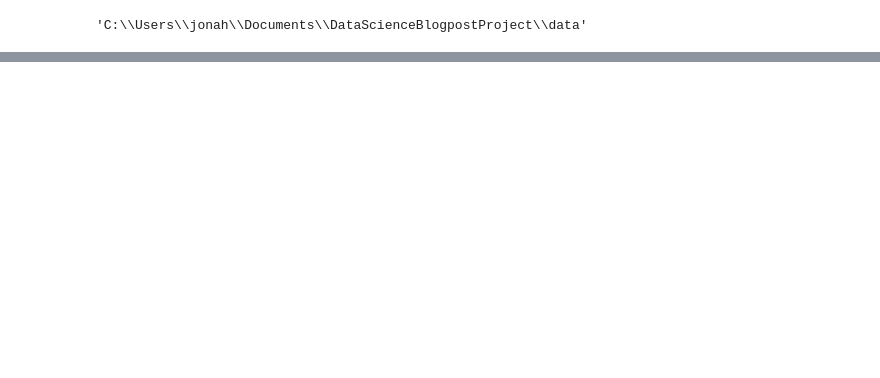
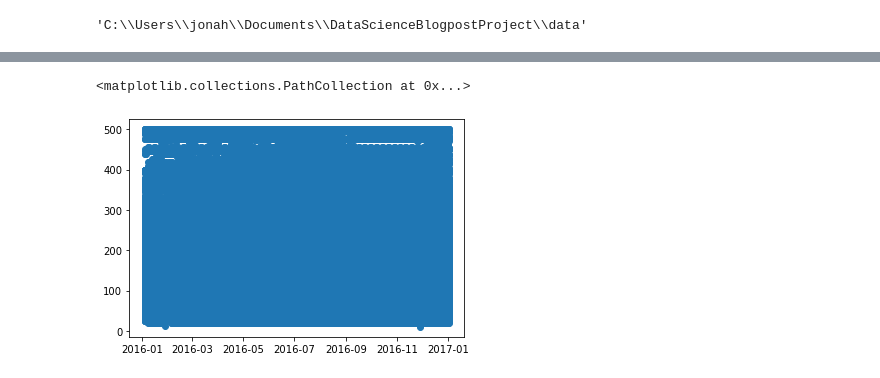
Before and after one commit to HJIzt/DataScienceBlogpost, a Jupyter notebook: seattle_airbnb_analysis.ipynb, the cells around one changed output, grey strips where cells are left out. Saved outputs shown, nothing was run; the diff lists cells and outputs as text; code cells hidden in the pictures; blank space fills up the shorter version.

```diff
--- a/seattle_airbnb_analysis.ipynb
+++ b/seattle_airbnb_analysis.ipynb
@@ -29,0 +91,5 @@ os.getcwd()
+# %%
+expensive_df = cal_df[cal_df["price"] > 500]
+cheap_df = cal_df[cal_df["price"] <= 500]
+print(len(expensive_df))
+print(len(cheap_df))
@@ -29,0 +137,7 @@ os.getcwd()
+# %%
+# revisiting scatter plot with `cheap_df`
+
+plt.scatter(x = cheap_df["date"], y=cheap_df["price"])
+# %% [output]
+<matplotlib.collections.PathCollection at 0x...>
+[figure, added]
```
Also changed, not shown: parts of 72 cells of this notebook.
